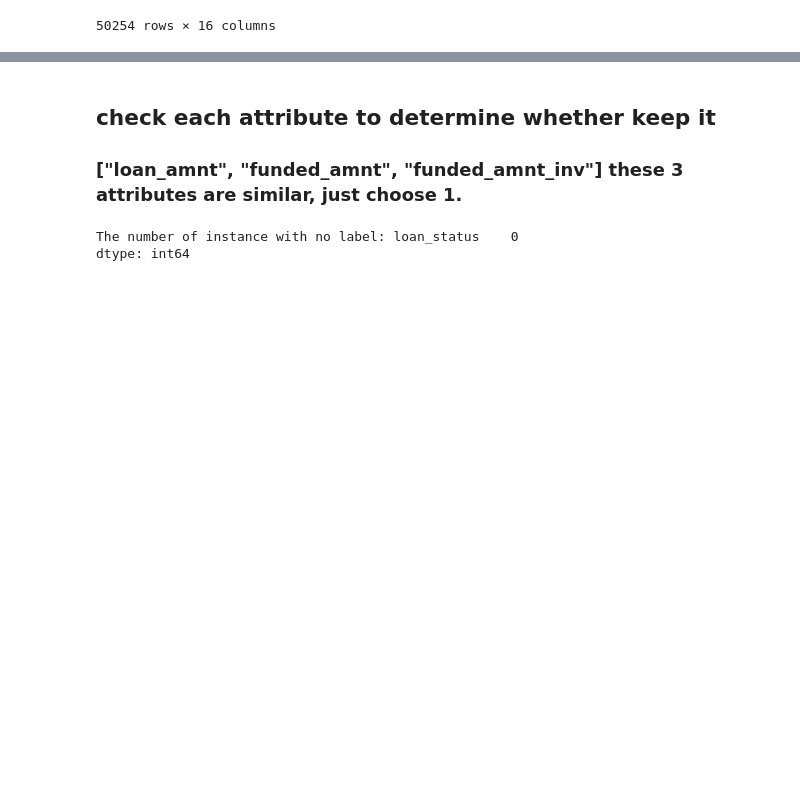
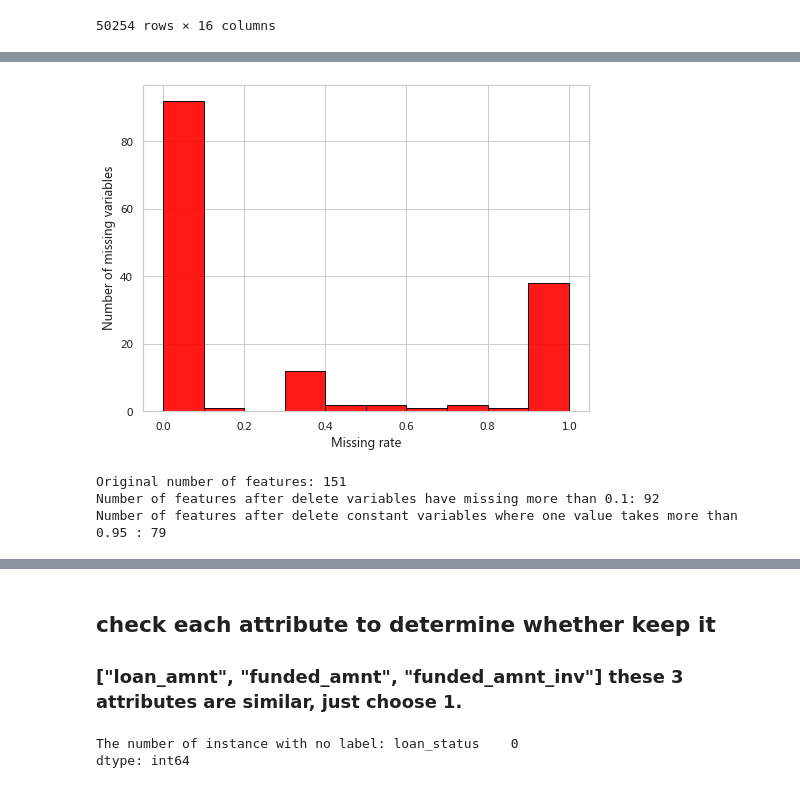
Before and after one commit to heyifuwhu/Lending_Club, a Jupyter notebook: Data_Processing.ipynb, the cells around one changed output, grey strips where cells are left out. Cells and saved outputs as stored; diff of their text form; code cells hidden in the pictures; blank space fills up the shorter version.

```diff
--- a/Data_Processing.ipynb
+++ b/Data_Processing.ipynb
@@ -491,0 +443,14 @@ temp2 = new1.describe()
+# %%
+plot_missing_distribution(acp)
+print("Original number of features: \033[1m{}\033[0m".format(acp.shape[1]))
+missing_threshold = 0.1
+df = delete_missing_variable(acp,threshold = missing_threshold)
+print("Number of features after delete variables have missing more than \033[1m{}\033[0m: \033[1m{}\033[0m".format(missing_threshold, df.shape[1]))
+constant_threshold = 0.95
+df = delete_const_variable(df,threshold = constant_threshold)
+print("Number of features after delete constant variables where one value takes more than \033[1m{}\033[0m : \033[1m{}\033[0m".format(constant_threshold, df.shape[1]))
+# %% [output]
+[figure, added]
+Original number of features: 151
+Number of features after delete variables have missing more than 0.1: 92
+Number of features after delete constant variables where one value takes more than 0.95 : 79
```
Also changed, not shown: parts of 18 cells of this notebook.
